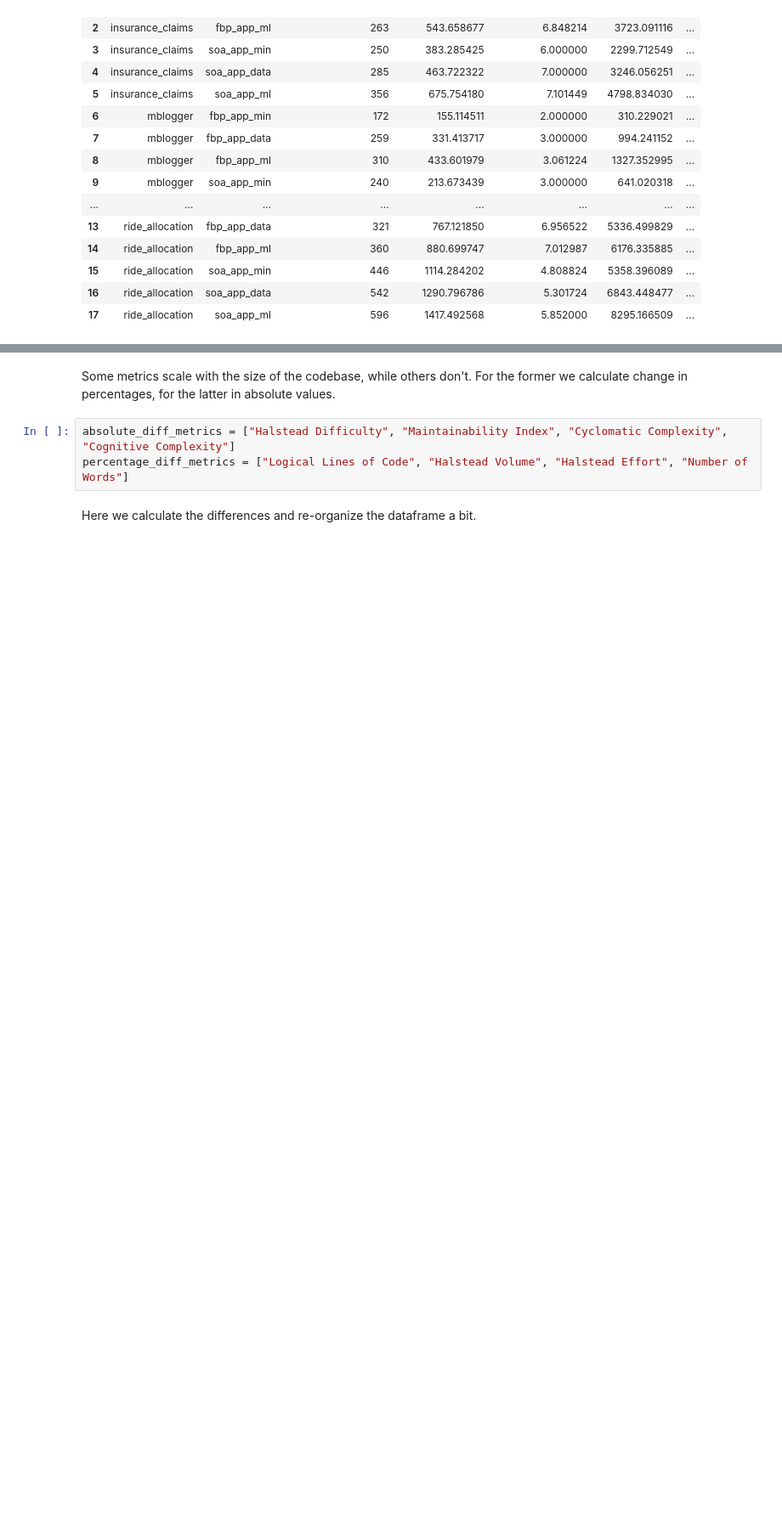
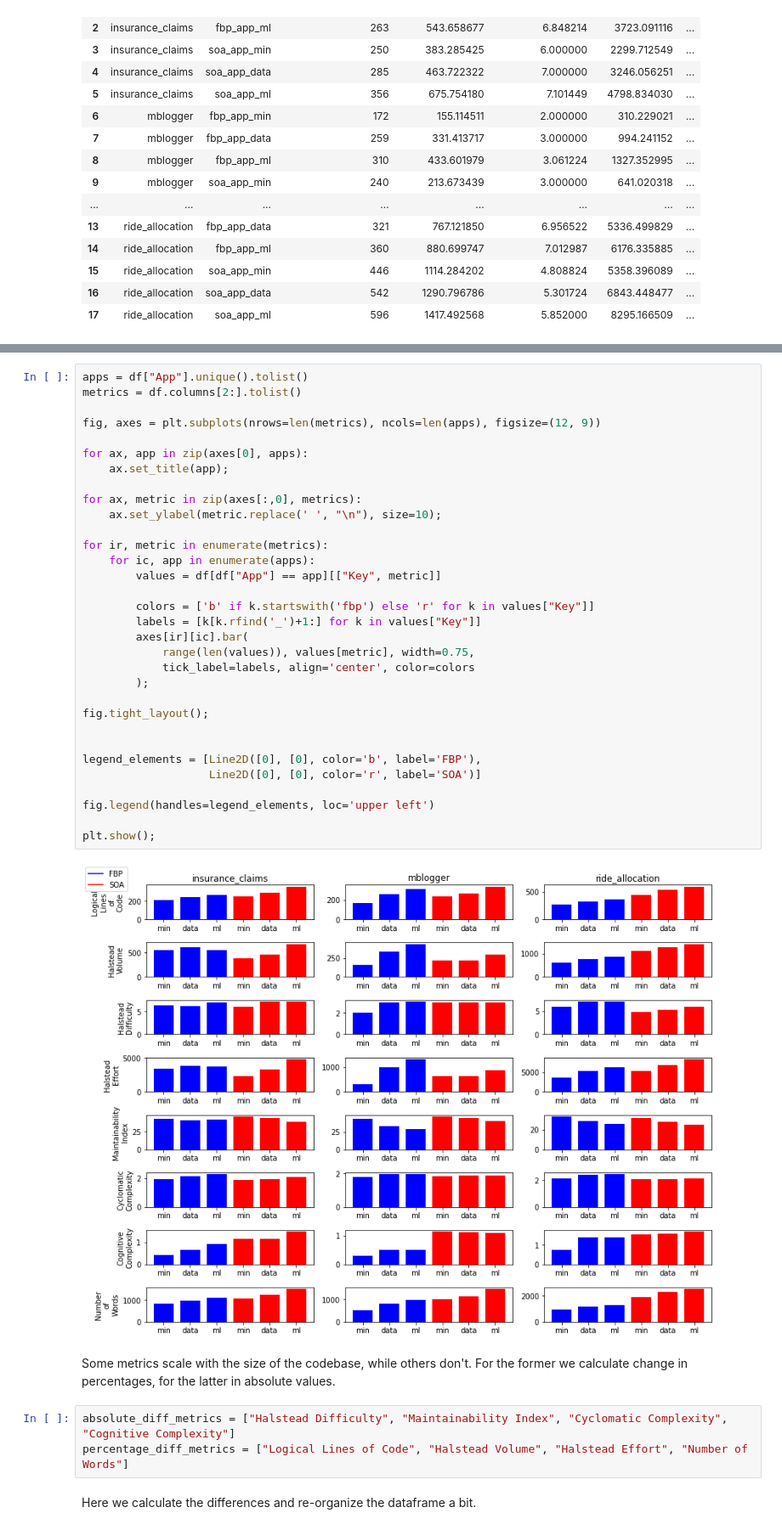
Before and after one commit to mlatcl/fbp-vs-soa, a Jupyter notebook: metrics_analysis.ipynb, the cells around one changed output, grey strips where cells are left out. Shown at 85% size. Saved outputs shown, nothing was run; the diff lists cells and outputs as text; blank space fills up the shorter version.

Commit message:
Some plots

```diff
--- a/metrics_analysis.ipynb
+++ b/metrics_analysis.ipynb
@@ -30,3 +38,37 @@ df
+# %%
+apps = df["App"].unique().tolist()
+metrics = df.columns[2:].tolist()
+
+fig, axes = plt.subplots(nrows=len(metrics), ncols=len(apps), figsize=(12, 9))
+
+for ax, app in zip(axes[0], apps):
+    ax.set_title(app);
+
+for ax, metric in zip(axes[:,0], metrics):
+    ax.set_ylabel(metric.replace(' ', "\n"), size=10);
+
+for ir, metric in enumerate(metrics):
+    for ic, app in enumerate(apps):
+        values = df[df["App"] == app][["Key", metric]]
+
+        colors = ['b' if k.startswith('fbp') else 'r' for k in values["Key"]]
+        labels = [k[k.rfind('_')+1:] for k in values["Key"]]
+        axes[ir][ic].bar(
+            range(len(values)), values[metric], width=0.75,
+            tick_label=labels, align='center', color=colors
+        );
+
+fig.tight_layout();
+
+
+legend_elements = [Line2D([0], [0], color='b', label='FBP'),
+                   Line2D([0], [0], color='r', label='SOA')]
+
+fig.legend(handles=legend_elements, loc='upper left')
+
+plt.show();
+# %% [output]
+[figure, added]
 # %% [markdown]
 Some metrics scale with the size of the codebase, while others don't. For the former we calculate change in percentages, for the latter in absolute values.
 # %%
```
Also changed, not shown: parts of 4 cells of this notebook, 2 other files.
